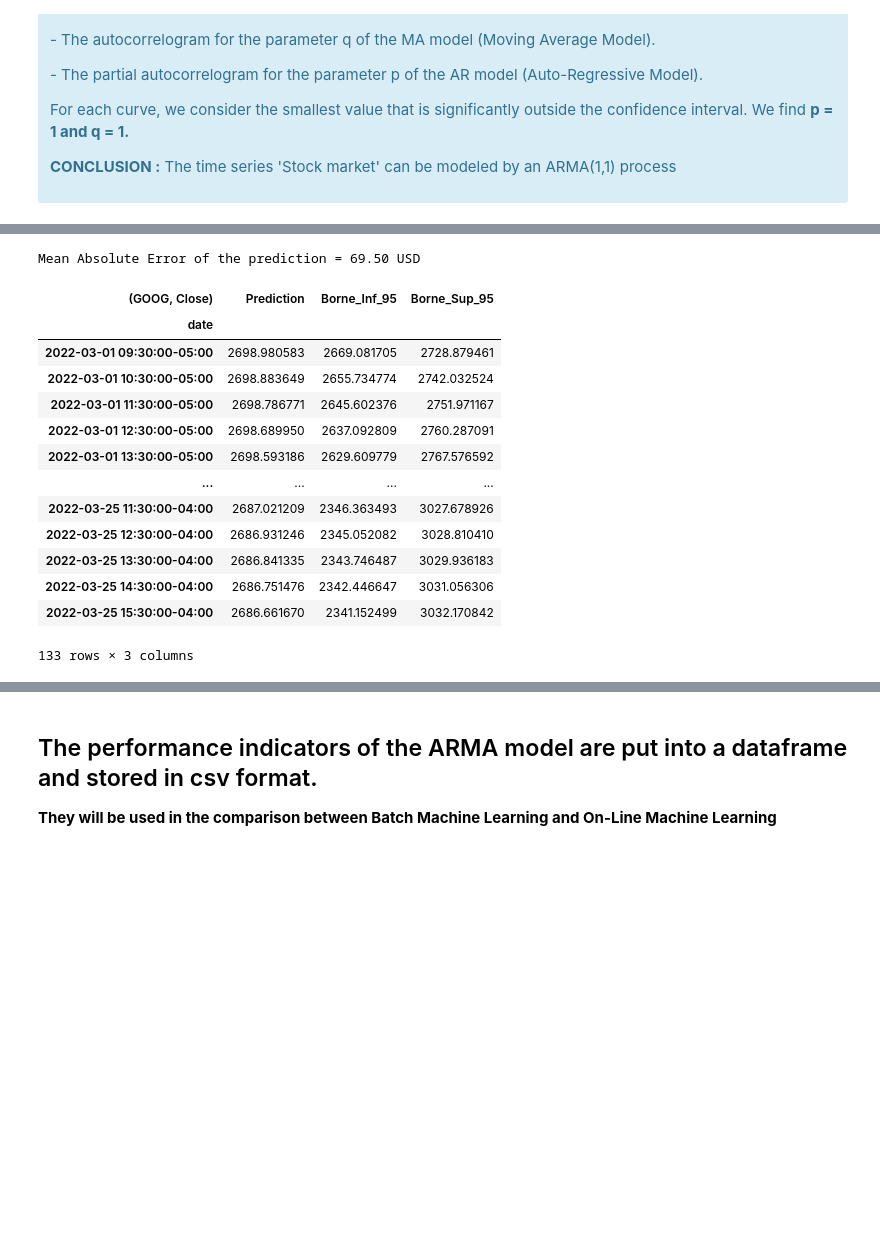
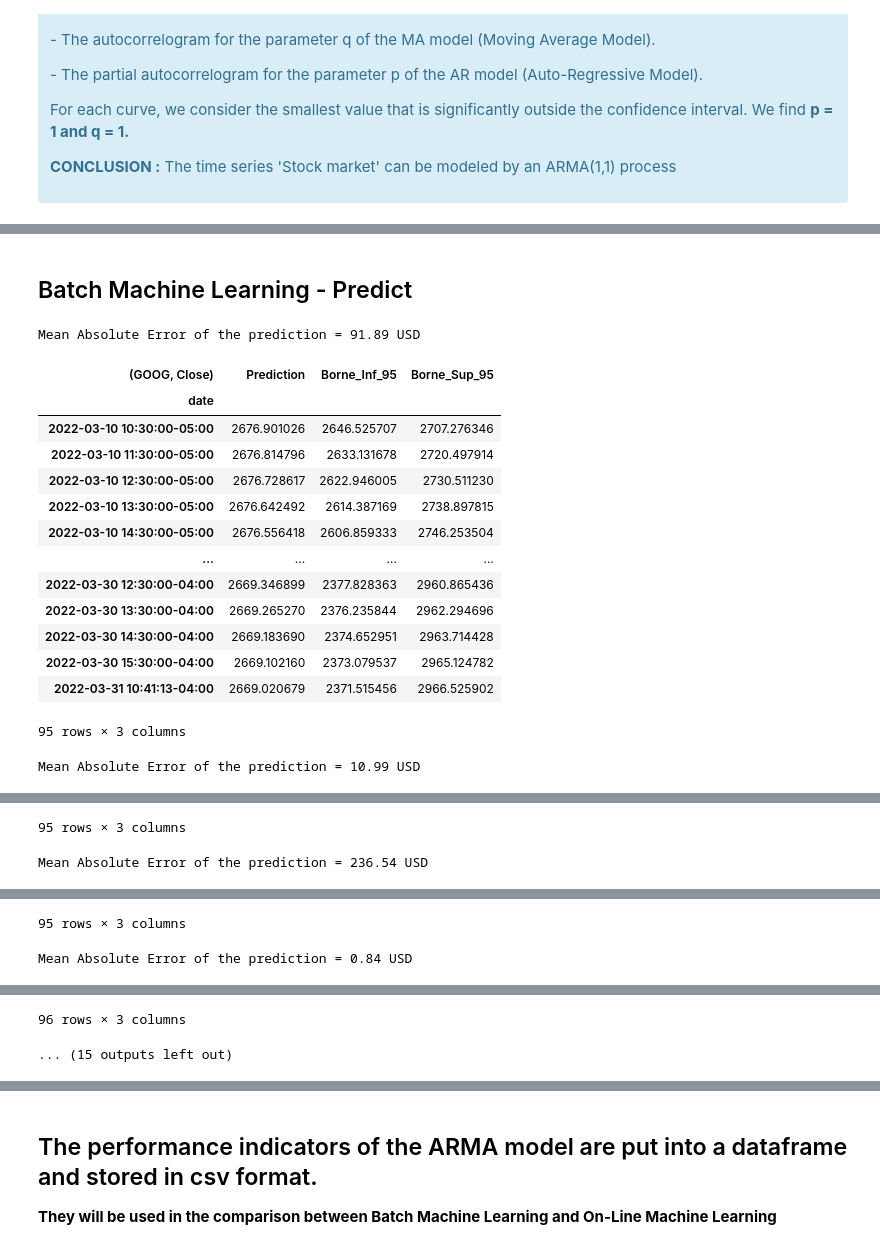
Before and after one commit to hrialan/m2ds-data-stream-project, a Jupyter notebook: 1-NERIN_PERBET_RIALAN__Datastream_sujet_5__Data.ipynb, the cells around one changed output, grey strips where cells are left out. Saved outputs shown, nothing was run; the diff lists cells and outputs as text; code cells hidden in the pictures; blank space fills up the shorter version.

```diff
--- a/1-NERIN_PERBET_RIALAN__Datastream_sujet_5__Data.ipynb
+++ b/1-NERIN_PERBET_RIALAN__Datastream_sujet_5__Data.ipynb
@@ -433,3 +429,8 @@ The selected company is google
+# %%
+# Initialize a Dictionary to save the number of samples for each company
+Nb_stocks = {}
+Nb_stocks["Company"] = []
+Nb_stocks["shape"] = []
 # %%
 # Initialize a Dictionary to save the results
 Batch_ML_result = {}
@@ -608,0 +641,4 @@ plot_ACF_and_PACF(data_train, lags)
+# %%
+for company in All_the_companies:
+    print("\n --------------- {} ----------------".format(company))
+    plot_ACF_and_PACF(data_train[company], lags)
@@ -625,15 +675,20 @@ plot_ACF_and_PACF(data_train, lags)
 # %%
-print("\n---------------------- Close price train for {} ----------------------".format(The_selected_company))
-temps = perf_counter()
+# Train the models
+Modele_11 = {}
 
-Modele_11 = Modele_ARIMA(data_train, 1, 1)
+for company in All_the_companies:
+        print("\n---------------------- Close price train for {} ----------------------" \
+              .format(company))
+        temps = perf_counter()
 
-temps_train_Modele_11 = perf_counter() - temps
-Batch_ML_result["CPU_time"].append(temps_train_Modele_11)
-print("")
-print("+--------------------------+")
-print("| CPU time = {:.3f} seconds |".format(temps_train_Modele_11))
-print("+--------------------------+")
+        Modele_11[company] = Modele_ARIMA(data_train[company], 1, 1)
+
+        temps_train_Modele_11 = perf_counter() - temps
+        Batch_ML_result["CPU_time"].append(temps_train_Modele_11)
+        print("")
+        print("+--------------------------+")
+        print("| CPU time = {:.3f} seconds |".format(temps_train_Modele_11))
+        print("+--------------------------+")
 # %% [output]
 ---------------------- Close price train for google ----------------------
                                SARIMAX Results
@@ -654,22 +709,29 @@ Covariance Type:                  opg
 +--------------------------+
+# %% [markdown]
+## Batch Machine Learning - Predict
 # %%
-MAE, df_Prediction_11 = Modele_Predict(Modele_11, data_test)
-print("\nMean Absolute Error of the prediction = {:.2f} USD".format(MAE))
-Batch_ML_result["MAE"].append(MAE)
-df_Prediction_11
+# predict the close stocks
+df_Prediction_11 = {}
+
+for company in All_the_companies:
+    MAE, df_Prediction_11[company] = Modele_Predict(Modele_11[company], data_test[company])
+    print("\nMean Absolute Error of the prediction = {:.2f} USD".format(MAE))
+    Batch_ML_result["MAE"].append(MAE)
+    display(df_Prediction_11[company])
 # %% [output]
-Mean Absolute Error of the prediction = 69.50 USD
+Mean Absolute Error of the prediction = 91.89 USD
 | (GOOG, Close) | Prediction | Borne_Inf_95 | Borne_Sup_95 |
 | date |  |  |  |
-| 2022-03-01 09:30:00-05:00 | 2698.980583 | 2669.081705 | 2728.879461 |
-| 2022-03-01 10:30:00-05:00 | 2698.883649 | 2655.734774 | 2742.032524 |
-| 2022-03-01 11:30:00-05:00 | 2698.786771 | 2645.602376 | 2751.971167 |
-| 2022-03-01 12:30:00-05:00 | 2698.689950 | 2637.092809 | 2760.287091 |
-| 2022-03-01 13:30:00-05:00 | 2698.593186 | 2629.609779 | 2767.576592 |
+| 2022-03-10 10:30:00-05:00 | 2676.901026 | 2646.525707 | 2707.276346 |
+| 2022-03-10 11:30:00-05:00 | 2676.814796 | 2633.131678 | 2720.497914 |
+| 2022-03-10 12:30:00-05:00 | 2676.728617 | 2622.946005 | 2730.511230 |
+| 2022-03-10 13:30:00-05:00 | 2676.642492 | 2614.387169 | 2738.897815 |
+| 2022-03-10 14:30:00-05:00 | 2676.556418 | 2606.859333 | 2746.253504 |
 | ... | ... | ... | ... |
-| 2022-03-25 11:30:00-04:00 | 2687.021209 | 2346.363493 | 3027.678926 |
-| 2022-03-25 12:30:00-04:00 | 2686.931246 | 2345.052082 | 3028.810410 |
-| 2022-03-25 13:30:00-04:00 | 2686.841335 | 2343.746487 | 3029.936183 |
-| 2022-03-25 14:30:00-04:00 | 2686.751476 | 2342.446647 | 3031.056306 |
-| 2022-03-25 15:30:00-04:00 | 2686.661670 | 2341.152499 | 3032.170842 |
+| 2022-03-30 12:30:00-04:00 | 2669.346899 | 2377.828363 | 2960.865436 |
+| 2022-03-30 13:30:00-04:00 | 2669.265270 | 2376.235844 | 2962.294696 |
+| 2022-03-30 14:30:00-04:00 | 2669.183690 | 2374.652951 | 2963.714428 |
+| 2022-03-30 15:30:00-04:00 | 2669.102160 | 2373.079537 | 2965.124782 |
+| 2022-03-31 10:41:13-04:00 | 2669.020679 | 2371.515456 | 2966.525902 |
-133 rows × 3 columns
+95 rows × 3 columns
+Mean Absolute Error of the prediction = 10.99 USD
@@ -675,0 +751,2 @@ Mean Absolute Error of the prediction = 69.50 USD
+95 rows × 3 columns
+Mean Absolute Error of the prediction = 236.54 USD
@@ -675,0 +766,2 @@ Mean Absolute Error of the prediction = 69.50 USD
+95 rows × 3 columns
+Mean Absolute Error of the prediction = 0.84 USD
@@ -675,0 +781,2 @@ Mean Absolute Error of the prediction = 69.50 USD
+96 rows × 3 columns
+... (15 outputs left out)
```
Also changed, not shown: parts of 26 cells of this notebook, 24 other files.
